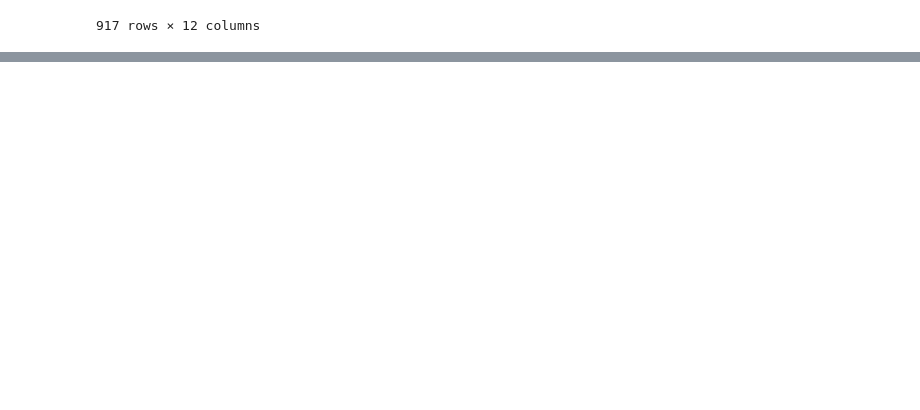
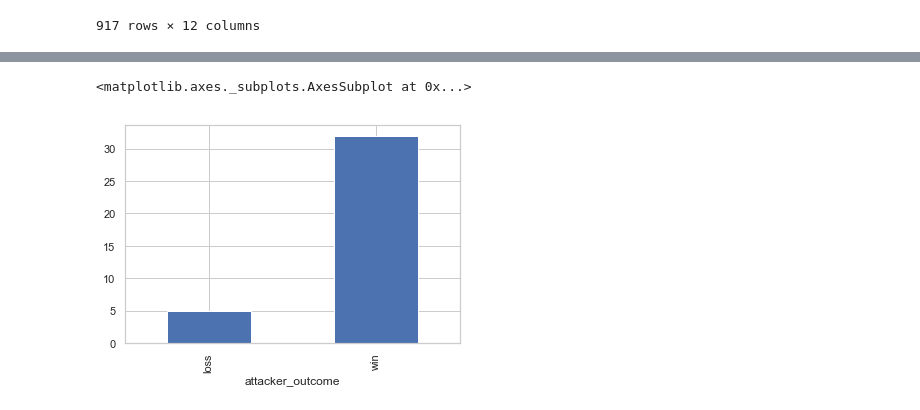
Before and after one commit to MariaPershina/ACC_Final, a Jupyter notebook: GameOfThrones.Group7.ipynb, the cells around one changed output, grey strips where cells are left out. Drawn from its saved outputs; the diff is of its cells as text; code cells hidden in the pictures; blank space fills up the shorter version.

```diff
--- a/GameOfThrones.Group7.ipynb
+++ b/GameOfThrones.Group7.ipynb
@@ -115,0 +116,5 @@ sns.barplot(x= 'Death Year',y='Allegiances', hue= "Gender", data=death_per_year)
+# %%
+battles.groupby('attacker_outcome').size().plot(kind="bar")
+# %% [output]
+<matplotlib.axes._subplots.AxesSubplot at 0x...>
+[figure, added]
```
Also changed, not shown: parts of 7 cells of this notebook.
